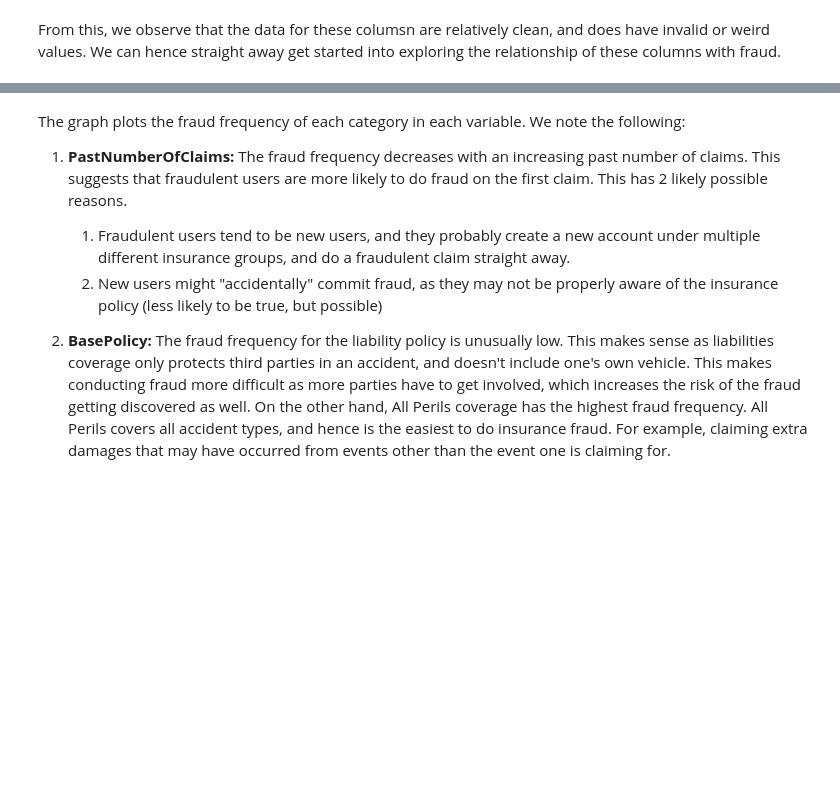
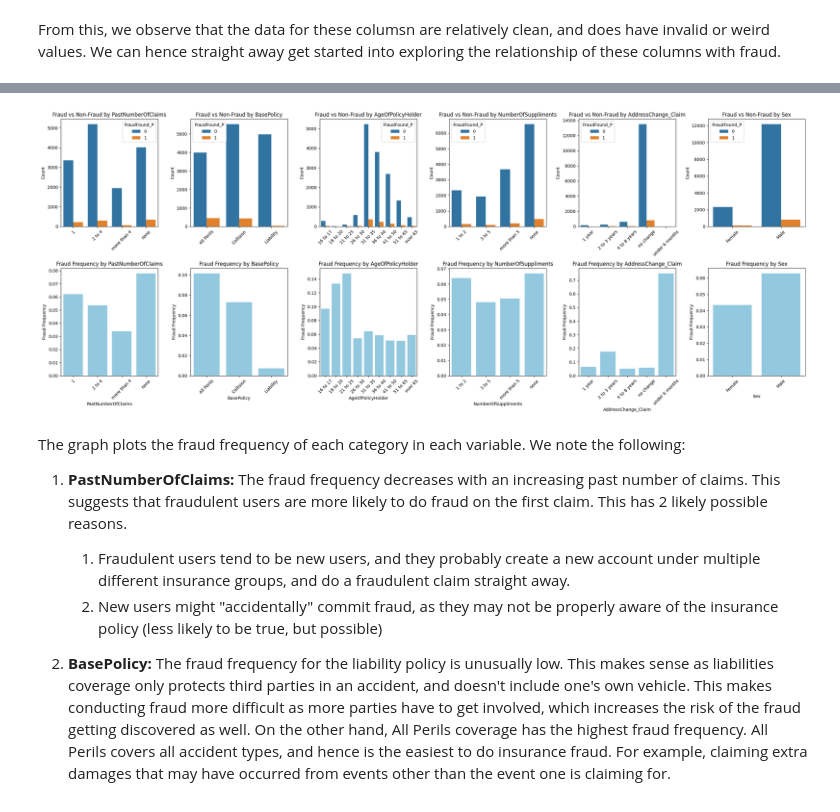
Before and after one commit to lulucopter/dsa4263-fraud-detection, a Jupyter notebook: eda.ipynb, the cells around one changed output, grey strips where cells are left out. Drawn from its saved outputs; the diff is of its cells as text; code cells hidden in the pictures; blank space fills up the shorter version.

```diff
--- a/eda.ipynb
+++ b/eda.ipynb
@@ -1003,5 +998,6 @@ NameError: name 'chi_square_test' is not defined
 # %%
 df.columns
 # %%
-columns = ['PastNumberOfClaims', 'BasePolicy', 'AgeOfPolicyHolder', 'NumberOfSuppliments', 'AddressChange_Claim']
+numerical_columns = ['Age']
+category_columns = ['PastNumberOfClaims', 'BasePolicy', 'AgeOfPolicyHolder', 'NumberOfSuppliments', 'AddressChange_Claim', 'Sex']
 # %%
@@ -1022,26 +1055,28 @@ for col in columns:
 # %%
 # Create a figure with subplots
 plt.figure(figsize=(25, 10))
-for i, column in enumerate(columns, 1):
+for i, column in enumerate(category_columns, 1):
     # Grouped bar graph
-    plt.subplot(2, 5, i)
+    plt.subplot(2, len(category_columns), i)
     temp_df = df.groupby([column, 'FraudFound_P']).size().reset_index(name='Count')
     sns.barplot(x=column, y='Count', hue='FraudFound_P', data=temp_df)
     plt.xticks(rotation=45)
     plt.title(f'Fraud vs Non-Fraud by {column}')
     plt.xlabel('')  # Hide x-axis label to save space
 
     # Fraud frequency graph
-    plt.subplot(2, 5, i + len(columns))
+    plt.subplot(2, len(category_columns), i + len(category_columns))
     fraud_freq = df.groupby(column)['FraudFound_P'].mean().reset_index()
     sns.barplot(x=column, y='FraudFound_P', data=fraud_freq, color='skyblue')
     plt.xticks(rotation=45)
     plt.title(f'Fraud Frequency by {column}')
     plt.ylabel('Fraud Frequency')
 
 # Adjust layout and show the plot
 plt.tight_layout()
 plt.show()
+# %% [output]
+[figure, added]
 # %% [markdown]
 The graph plots the fraud frequency of each category in each variable. We note the following:
 1. **PastNumberOfClaims:** The fraud frequency decreases with an increasing past number of claims. This suggests that fraudulent users are more likely to do fraud on the first claim. This has 2 likely possible reasons.
```
Also changed, not shown: parts of 16 cells of this notebook.
